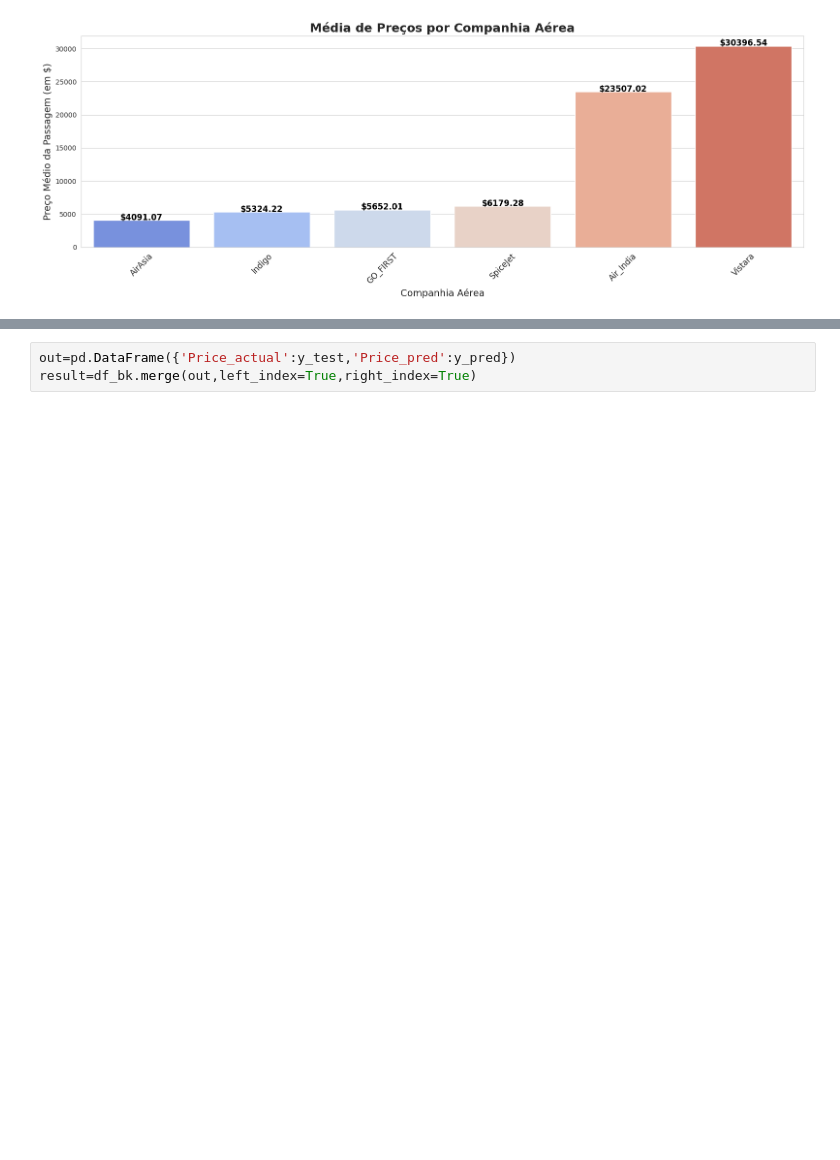
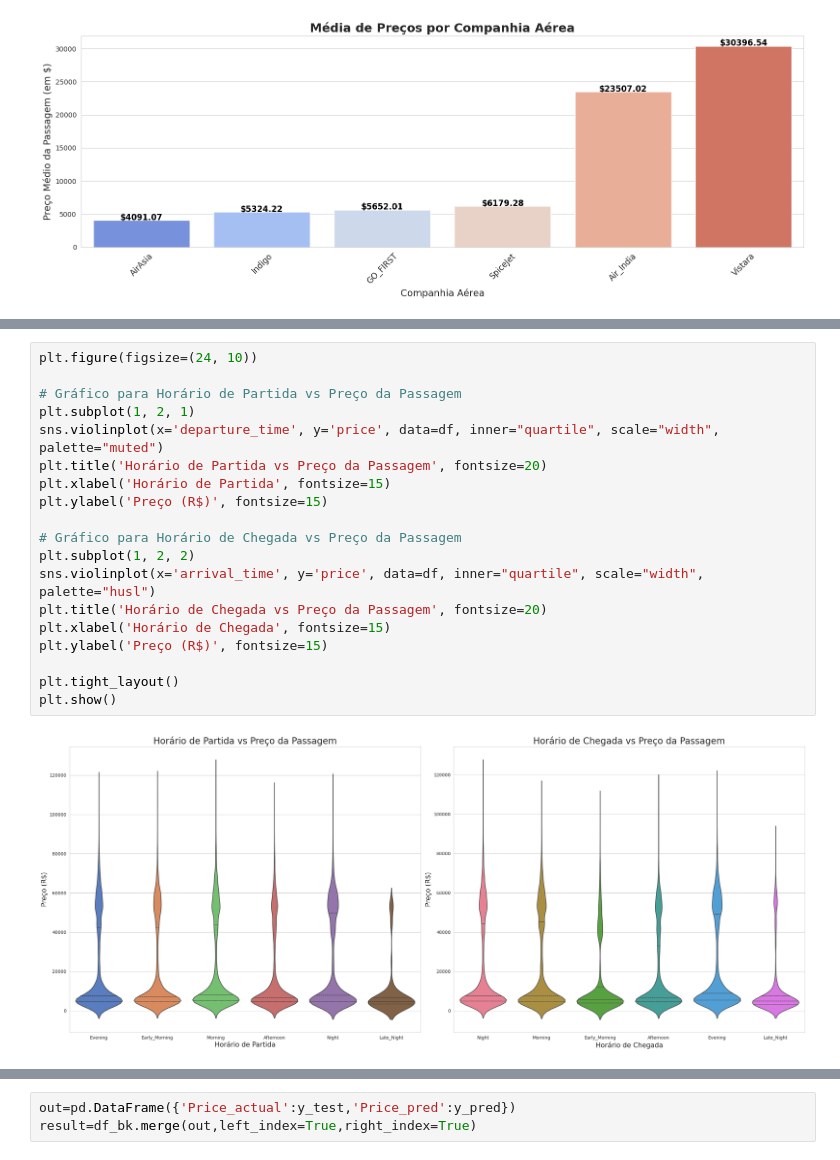
Before and after one commit to Santiann/Trabalho-Final---Flight-Price-Prediction, a Jupyter notebook: Previsão_de_preço_de_voo.ipynb, the cells around one changed output, grey strips where cells are left out. Cells and saved outputs as stored; diff of their text form; blank space fills up the shorter version.

```diff
--- a/Previsão_de_preço_de_voo.ipynb
+++ b/Previsão_de_preço_de_voo.ipynb
@@ -237,2 +277,23 @@ plt.show()
+# %%
+plt.figure(figsize=(24, 10))
+
+# Gráfico para Horário de Partida vs Preço da Passagem
+plt.subplot(1, 2, 1)
+sns.violinplot(x='departure_time', y='price', data=df, inner="quartile", scale="width", palette="muted")
+plt.title('Horário de Partida vs Preço da Passagem', fontsize=20)
+plt.xlabel('Horário de Partida', fontsize=15)
+plt.ylabel('Preço (R$)', fontsize=15)
+
+# Gráfico para Horário de Chegada vs Preço da Passagem
+plt.subplot(1, 2, 2)
+sns.violinplot(x='arrival_time', y='price', data=df, inner="quartile", scale="width", palette="husl")
+plt.title('Horário de Chegada vs Preço da Passagem', fontsize=20)
+plt.xlabel('Horário de Chegada', fontsize=15)
+plt.ylabel('Preço (R$)', fontsize=15)
+
+plt.tight_layout()
+plt.show()
+# %% [output]
+[figure, added]
 # %%
 plt.figure(figsize=(24,10))
```
Also changed, not shown: parts of 34 cells of this notebook.
